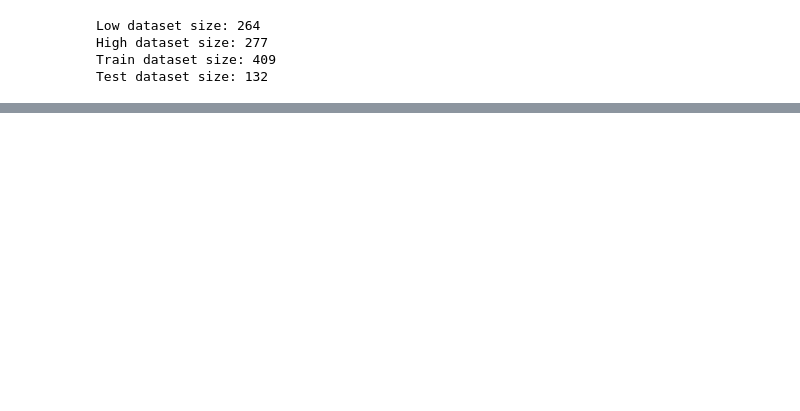
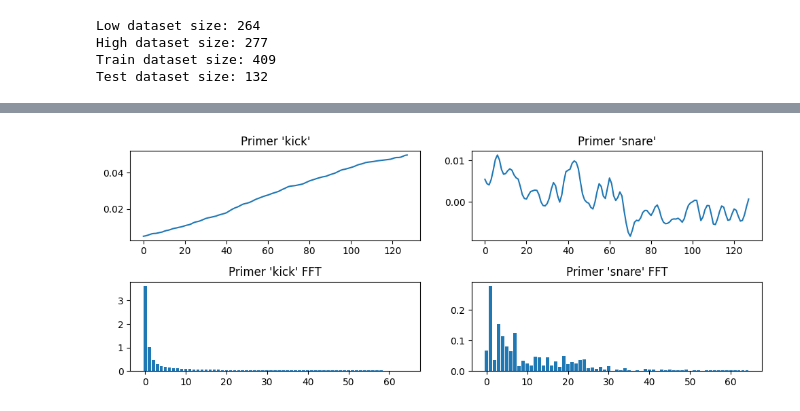
Before and after one commit to njezersek/cajon-sound-classification, a Jupyter notebook: test.ipynb, the cells around one changed output, grey strips where cells are left out. Drawn from its saved outputs; the diff is of its cells as text; code cells hidden in the pictures; blank space fills up the shorter version.

```diff
--- a/test.ipynb
+++ b/test.ipynb
@@ -85,3 +88,36 @@ plt.show()
+# %%
+# Prikaz različnih velikosti okna glede na signal
+
+ws = 128
+plt.figure(figsize=(10, 4))
+plt.subplot(2, 2, 1)
+plt.title("Primer 'kick'")
+plt.plot(low_dataset[0][0][:ws])
+plt.subplot(2, 2, 2)
+plt.title("Primer 'snare'")
+plt.plot(high_dataset[0][0][:ws])
+
+plt.subplot(2, 2, 3)
+plt.title("Primer 'kick' FFT")
+frequencies = np.fft.rfftfreq(ws, 1/44100)
+# plt.plot(frequencies, np.abs(np.fft.rfft(low_dataset[0][0][:ws])))
+v = np.abs(np.fft.rfft(low_dataset[0][0][:ws]))
+plt.bar(range(len(v)),v)
+
+
+plt.subplot(2, 2, 4)
+plt.title("Primer 'snare' FFT")
+# plt.plot(frequencies, np.abs(np.fft.rfft(high_dataset[0][0][:ws])))
+v = np.abs(np.fft.rfft(high_dataset[0][0][:ws]))
+plt.bar(range(len(v)),v)
+
+
+
+plt.tight_layout()
+plt.savefig(f'primer_kick_snare_fft{ws}.png', dpi=300)
+plt.show()
+# %% [output]
+[figure, added]
 # %%
 def preprocess_sample(sample, window_size):
 	sample = sample[:window_size]
```
Also changed, not shown: parts of 13 cells of this notebook, 14 other files.
